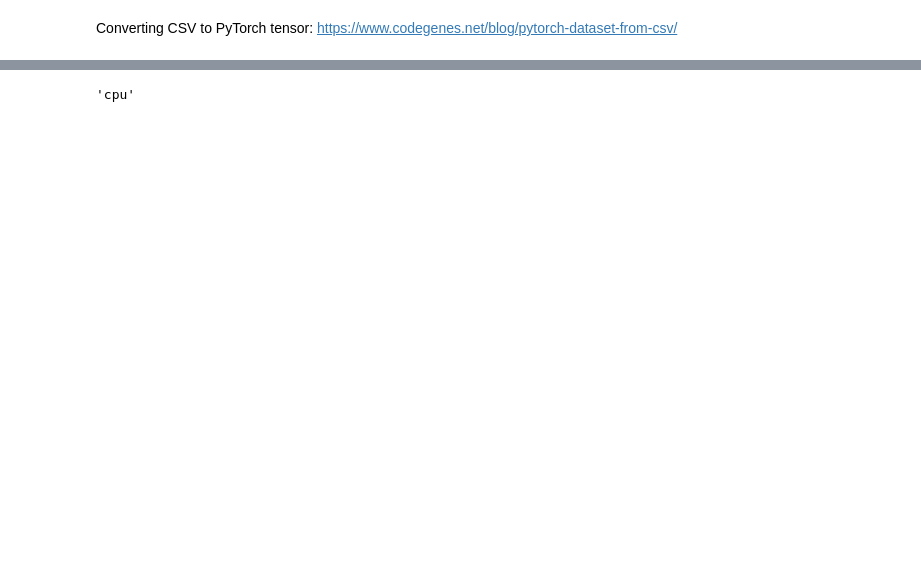
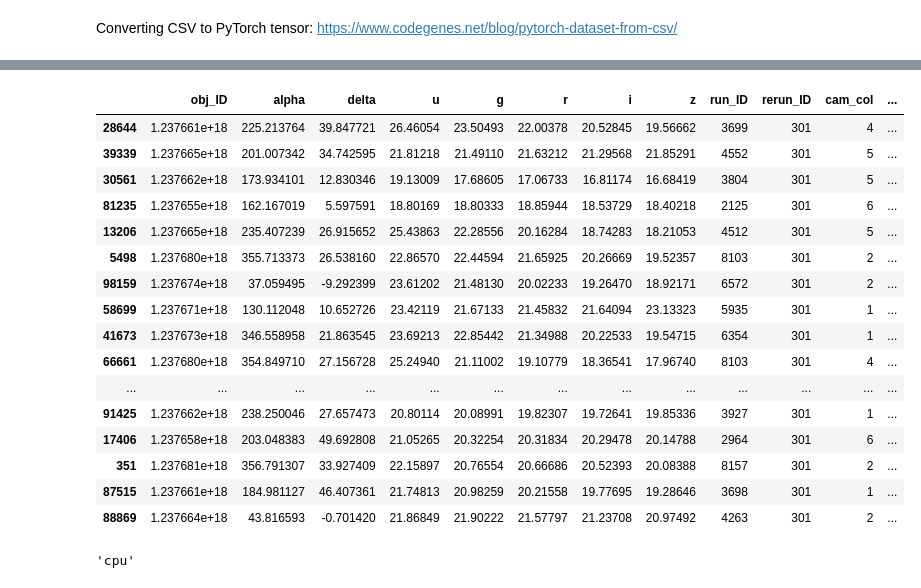
Before and after one commit to up2107928/ACT-coursework-2, a Jupyter notebook: py/Q2_folder/Question 2.ipynb, the cells around one changed output, grey strips where cells are left out. Drawn from its saved outputs; the diff is of its cells as text; code cells hidden in the pictures; blank space fills up the shorter version.

```diff
--- a/py/Q2_folder/Question 2.ipynb
+++ b/py/Q2_folder/Question 2.ipynb
@@ -14,2 +13,5 @@ from sklearn.preprocessing import LabelEncoder
 # %%
 path = r'/workspaces/ACT-coursework-2/star_classification.csv'
+df_sdss = pd.read_csv(path)
+df_sdss['class'] = LabelEncoder().fit_transform(df_sdss['class'])  #changes data from string to integer variables
+df_sdss.sample(10)
@@ -16,3 +30,25 @@ path = r'/workspaces/ACT-coursework-2/star_classification.csv'
+# %%
+df_class = df_sdss.pop('class')
+df_sdss.insert(len(df_sdss.columns), 'class', df_class)
+df_sdss.sample(20)
+# %% [output]
+|  | obj_ID | alpha | delta | u | g | r | i | z | run_ID | rerun_ID | cam_col | ... |
+| 28644 | 1.237661e+18 | 225.213764 | 39.847721 | 26.46054 | 23.50493 | 22.00378 | 20.52845 | 19.56662 | 3699 | 301 | 4 | ... |
+| 39339 | 1.237665e+18 | 201.007342 | 34.742595 | 21.81218 | 21.49110 | 21.63212 | 21.29568 | 21.85291 | 4552 | 301 | 5 | ... |
+| 30561 | 1.237662e+18 | 173.934101 | 12.830346 | 19.13009 | 17.68605 | 17.06733 | 16.81174 | 16.68419 | 3804 | 301 | 5 | ... |
+| 81235 | 1.237655e+18 | 162.167019 | 5.597591 | 18.80169 | 18.80333 | 18.85944 | 18.53729 | 18.40218 | 2125 | 301 | 6 | ... |
+| 13206 | 1.237665e+18 | 235.407239 | 26.915652 | 25.43863 | 22.28556 | 20.16284 | 18.74283 | 18.21053 | 4512 | 301 | 5 | ... |
+| 5498 | 1.237680e+18 | 355.713373 | 26.538160 | 22.86570 | 22.44594 | 21.65925 | 20.26669 | 19.52357 | 8103 | 301 | 2 | ... |
+| 98159 | 1.237674e+18 | 37.059495 | -9.292399 | 23.61202 | 21.48130 | 20.02233 | 19.26470 | 18.92171 | 6572 | 301 | 2 | ... |
+| 58699 | 1.237671e+18 | 130.112048 | 10.652726 | 23.42119 | 21.67133 | 21.45832 | 21.64094 | 23.13323 | 5935 | 301 | 1 | ... |
+| 41673 | 1.237673e+18 | 346.558958 | 21.863545 | 23.69213 | 22.85442 | 21.34988 | 20.22533 | 19.54715 | 6354 | 301 | 1 | ... |
+| 66661 | 1.237680e+18 | 354.849710 | 27.156728 | 25.24940 | 21.11002 | 19.10779 | 18.36541 | 17.96740 | 8103 | 301 | 4 | ... |
+| ... | ... | ... | ... | ... | ... | ... | ... | ... | ... | ... | ... | ... |
+| 91425 | 1.237662e+18 | 238.250046 | 27.657473 | 20.80114 | 20.08991 | 19.82307 | 19.72641 | 19.85336 | 3927 | 301 | 1 | ... |
+| 17406 | 1.237658e+18 | 203.048383 | 49.692808 | 21.05265 | 20.32254 | 20.31834 | 20.29478 | 20.14788 | 2964 | 301 | 6 | ... |
+| 351 | 1.237681e+18 | 356.791307 | 33.927409 | 22.15897 | 20.76554 | 20.66686 | 20.52393 | 20.08388 | 8157 | 301 | 2 | ... |
+| 87515 | 1.237661e+18 | 184.981127 | 46.407361 | 21.74813 | 20.98259 | 20.21558 | 19.77695 | 19.28646 | 3698 | 301 | 1 | ... |
+| 88869 | 1.237664e+18 | 43.816593 | -0.701420 | 21.86849 | 21.90222 | 21.57797 | 21.23708 | 20.97492 | 4263 | 301 | 2 | ... |
 # %%
 device = "cuda" if torch.cuda.is_available() else "cpu"
 device
```
Also changed, not shown: parts of 9 cells of this notebook.
